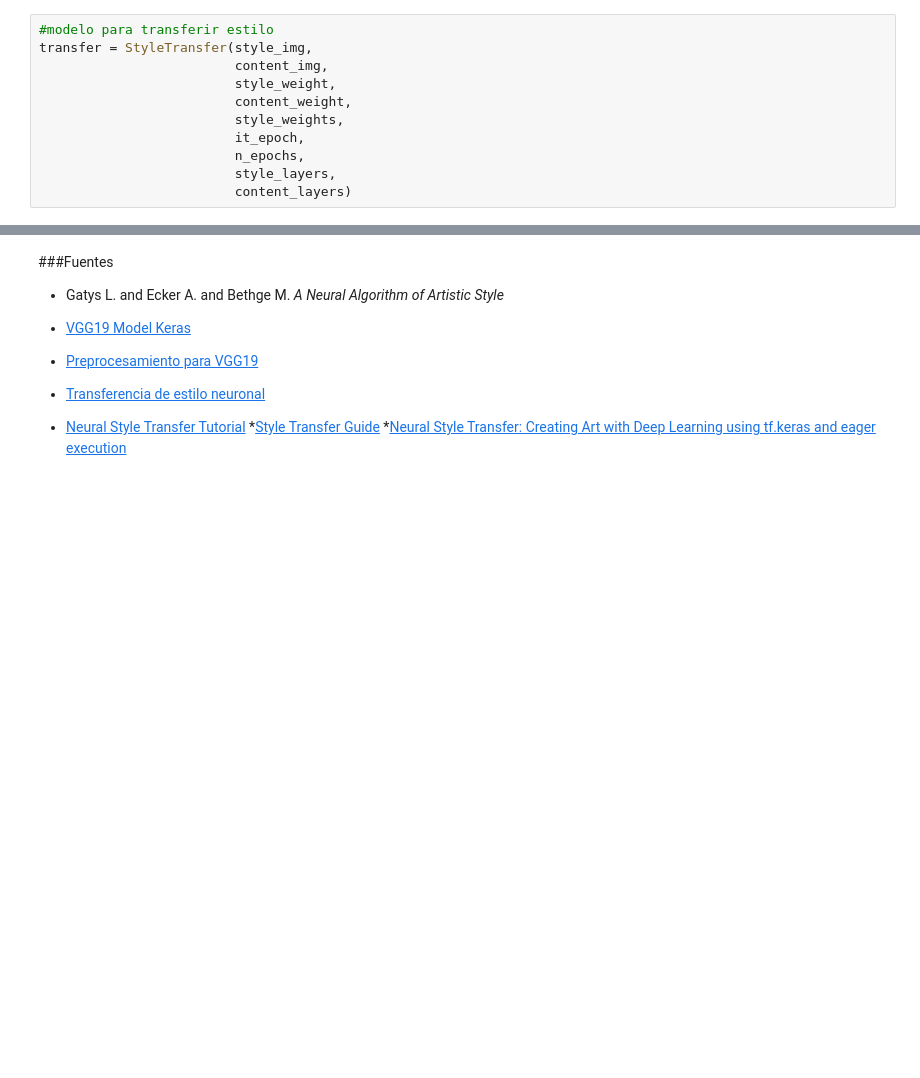
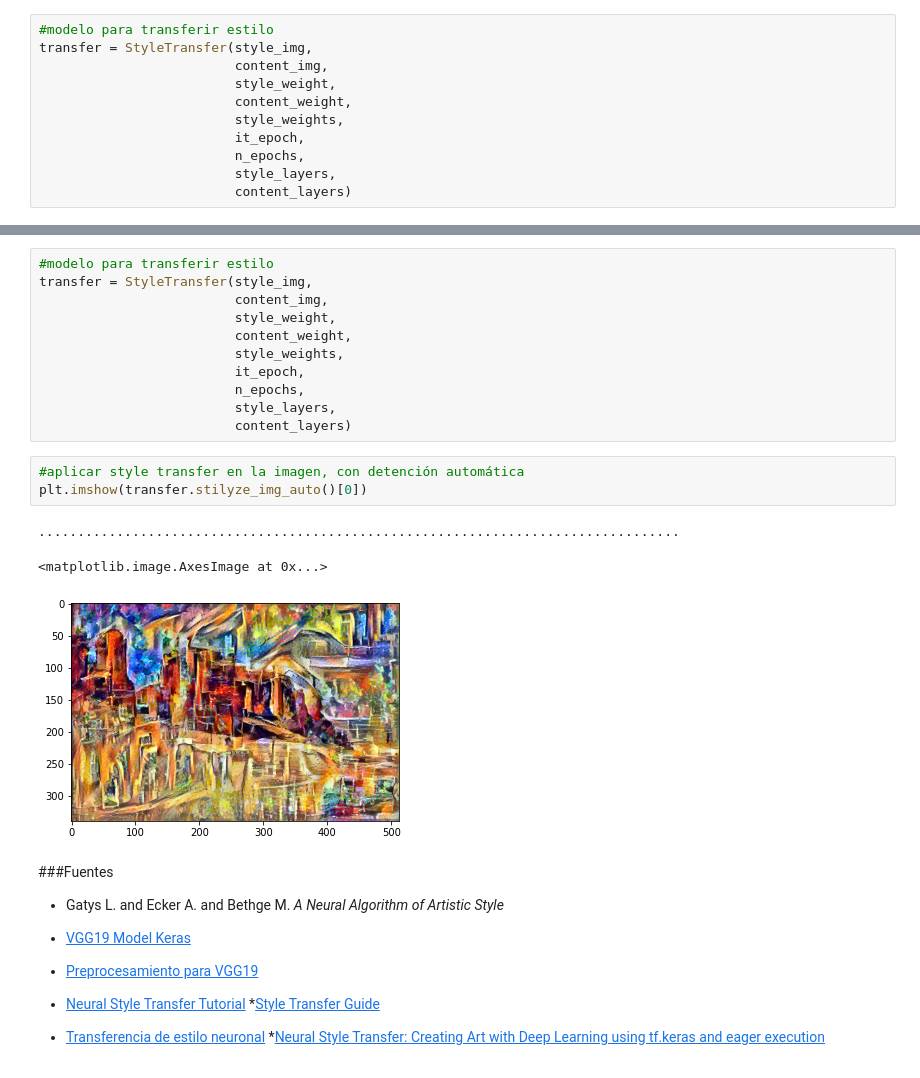
Before and after one commit to pabloapablaza/StyleTransfer, a Jupyter notebook: Style_Transfer_3.ipynb, the cells around one changed output, grey strips where cells are left out. Cells and saved outputs as stored; diff of their text form; blank space fills up the shorter version.

```diff
--- a/Style_Transfer_3.ipynb
+++ b/Style_Transfer_3.ipynb
@@ -347,3 +464,21 @@ Total time: 325.7
+# %%
+#modelo para transferir estilo
+transfer = StyleTransfer(style_img,
+                         content_img,
+                         style_weight,
+                         content_weight,
+                         style_weights,
+                         it_epoch,
+                         n_epochs,
+                         style_layers,
+                         content_layers)
+# %%
+#aplicar style transfer en la imagen, con detención automática
+plt.imshow(transfer.stilyze_img_auto()[0])
+# %% [output]
+..................................................................................
+<matplotlib.image.AxesImage at 0x...>
+[figure, added]
 # %% [markdown]
 ###Fuentes
 
@@ -353,7 +488,8 @@ Total time: 325.7
 * [VGG19 Model Keras](https://www.tensorflow.org/api_docs/python/tf/keras/applications/VGG19)
 
 * [Preprocesamiento para VGG19](https://www.tensorflow.org/api_docs/python/tf/keras/applications/vgg19/preprocess_input)
-* [Transferencia de estilo neuronal](https://www.tensorflow.org/tutorials/generative/style_transfer)
+
 * [Neural Style Transfer Tutorial](https://towardsdatascience.com/neural-style-transfer-tutorial-part-1-f5cd3315fa7f)
 *[Style Transfer Guide](https://www.fritz.ai/style-transfer/#part-basics)
+* [Transferencia de estilo neuronal](https://www.tensorflow.org/tutorials/generative/style_transfer)
 *[Neural Style Transfer: Creating Art with Deep Learning using tf.keras and eager execution](https://medium.com/tensorflow/neural-style-transfer-creating-art-with-deep-learning-using-tf-keras-and-eager-execution-7d541ac31398#:~:text=Neural%20style%20transfer%20is%20an,%2C%20but%20%E2%80%9Cpainted%E2%80%9D%20in%20the)
```
Also changed, not shown: parts of 18 cells of this notebook.
